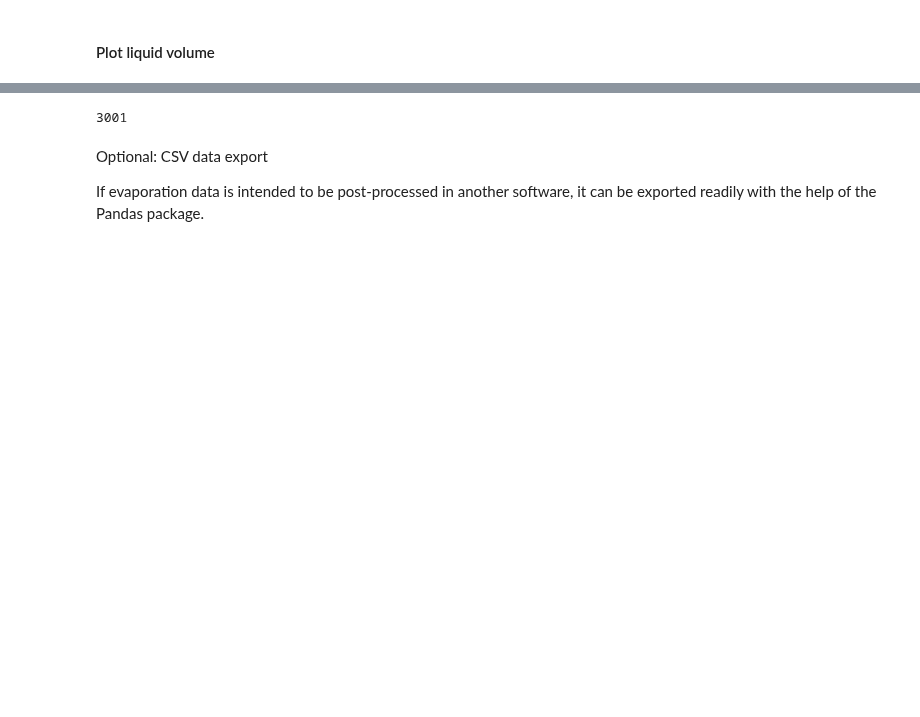
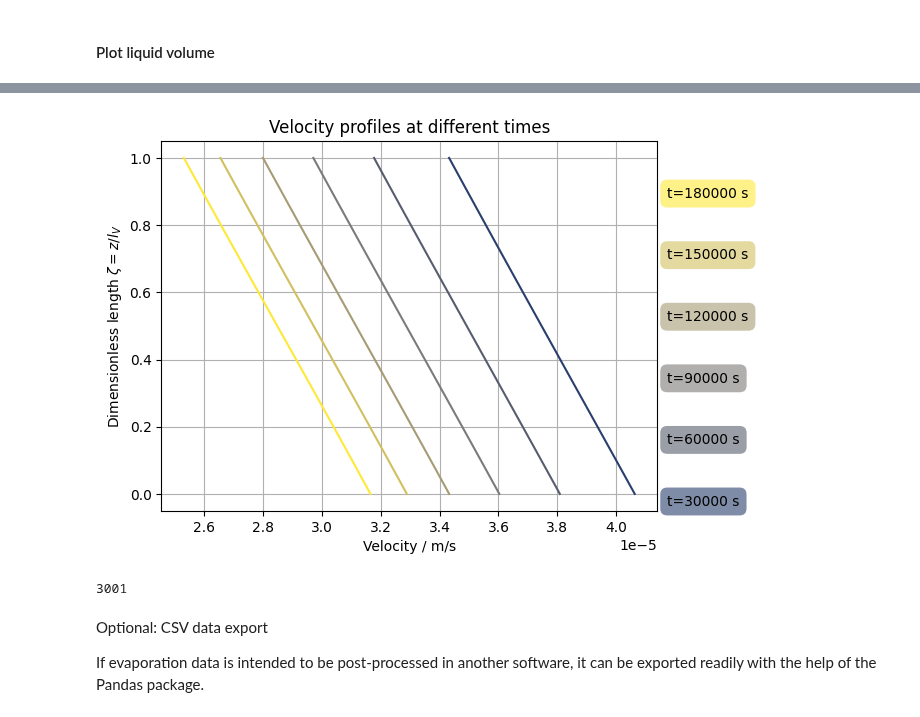
Before and after one commit to felipehuerta17/CryoEvap, a Jupyter notebook: notebooks/LH2_sphere_test.ipynb, the cells around one changed output, grey strips where cells are left out. Saved outputs shown, nothing was run; the diff lists cells and outputs as text; code cells hidden in the pictures; blank space fills up the shorter version.

Commit message:
added vz(z) equation and plots

```diff
--- a/notebooks/LH2_sphere_test.ipynb
+++ b/notebooks/LH2_sphere_test.ipynb
@@ -153,3 +158,7 @@ small_tank1.plot_BOG(unit='g/h')
+# %%
+small_tank1.plot_vz()
+# %% [output]
+[figure, added]
 # %%
 print(len(small_tank1.data["BOG"]))
 # %% [output]
```
Also changed, not shown: parts of 10 cells of this notebook, 2 other files.
